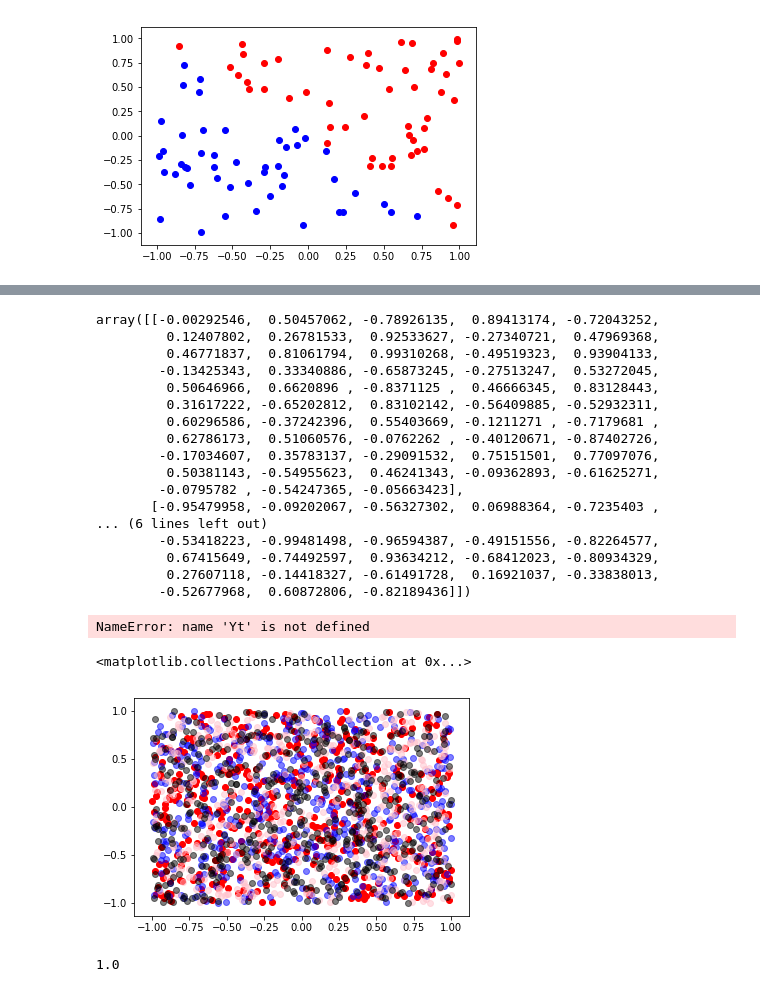
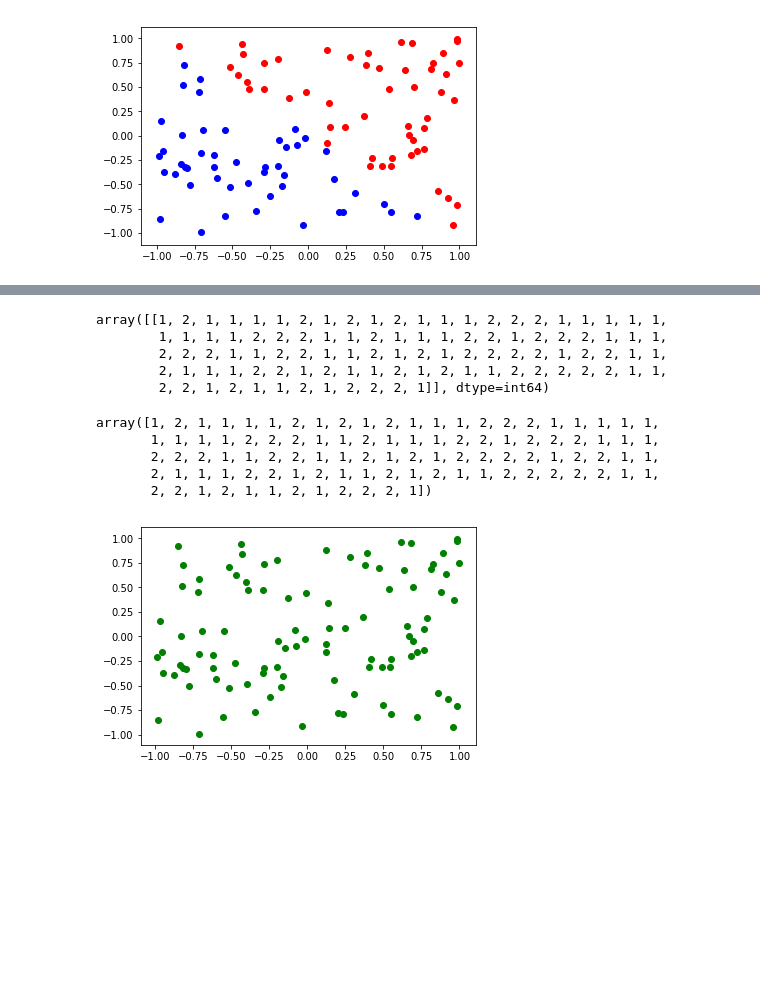
Before and after one commit to sowiks2711/NNVisualiser, a Jupyter notebook: data_analysis/projekt1/data_analysis.ipynb, the cells around one changed output, grey strips where cells are left out. Cells and saved outputs as stored; diff of their text form; code cells hidden in the pictures; blank space fills up the shorter version.

```diff
--- a/data_analysis/projekt1/data_analysis.ipynb
+++ b/data_analysis/projekt1/data_analysis.ipynb
@@ -118,50 +83,31 @@ NameError: name 'Yt' is not defined
-# %%
-X[:, Yt == 1]
-# %% [output]
-array([[-0.00292546,  0.50457062, -0.78926135,  0.89413174, -0.72043252,
-         0.12407802,  0.26781533,  0.92533627, -0.27340721,  0.47969368,
-         0.46771837,  0.81061794,  0.99310268, -0.49519323,  0.93904133,
-        -0.13425343,  0.33340886, -0.65873245, -0.27513247,  0.53272045,
-         0.50646966,  0.6620896 , -0.8371125 ,  0.46666345,  0.83128443,
-         0.31617222, -0.65202812,  0.83102142, -0.56409885, -0.52932311,
-         0.60296586, -0.37242396,  0.55403669, -0.1211271 , -0.7179681 ,
-         0.62786173,  0.51060576, -0.0762262 , -0.40120671, -0.87402726,
-        -0.17034607,  0.35783137, -0.29091532,  0.75151501,  0.77097076,
-         0.50381143, -0.54955623,  0.46241343, -0.09362893, -0.61625271,
-        -0.0795782 , -0.54247365, -0.05663423],
-       [-0.95479958, -0.09202067, -0.56327302,  0.06988364, -0.7235403 ,
-... (6 lines left out)
-        -0.53418223, -0.99481498, -0.96594387, -0.49151556, -0.82264577,
-         0.67415649, -0.74492597,  0.93634212, -0.68412023, -0.80934329,
-         0.27607118, -0.14418327, -0.61491728,  0.16921037, -0.33838013,
-        -0.52677968,  0.60872806, -0.82189436]])
-# %%
-train1000 = pd.read_csv("./data_analysis/projekt1/classification/data.simple.train.1000.csv")
-test1000 = pd.read_csv("./data_analysis/projekt1/classification/data.simple.test.1000.csv")
-n = len(train1000)
-X = train1000[['x', 'y']].values.reshape(2, n)
-Y = train1000.cls.values.reshape(1, n)
-Y = (Yt == 1).astype(float)
-Xt = test1000[['x', 'y']].values.reshape(2, n)
-Yt = test1000.cls.values.reshape(1, n)
-Yt = (Yt == 1).astype(float)[0]
-# %% [output]
-NameError: name 'Yt' is not defined
-# %%
-x0, y0 = X[:, Y == 0]
-x1, y1 = X[:, Y == 1]
-
-x2, y2 = Xt[:, Yt == 0]
-x3, y3 = Xt[:, Yt == 1]
-plt.scatter(x0, y0, c='red')
-plt.scatter(x1, y1, c='blue', alpha=0.5)
-plt.scatter(x2, y2, c='pink', alpha=0.5)
-plt.scatter(x3, y3, c='black', alpha=0.5)
-# %% [output]
-<matplotlib.collections.PathCollection at 0x...>
-[figure, removed]
+# %%
+p = model.predict_classes(X)
 # %%
 Y
 # %% [output]
-1.0
+array([[1, 2, 1, 1, 1, 1, 2, 1, 2, 1, 2, 1, 1, 1, 2, 2, 2, 1, 1, 1, 1, 1,
+        1, 1, 1, 1, 2, 2, 2, 1, 1, 2, 1, 1, 1, 2, 2, 1, 2, 2, 2, 1, 1, 1,
+        2, 2, 2, 1, 1, 2, 2, 1, 1, 2, 1, 2, 1, 2, 2, 2, 2, 1, 2, 2, 1, 1,
+        2, 1, 1, 1, 2, 2, 1, 2, 1, 1, 2, 1, 2, 1, 1, 2, 2, 2, 2, 2, 1, 1,
+        2, 2, 1, 2, 1, 1, 2, 1, 2, 2, 2, 1]], dtype=int64)
+# %%
+p = (p[0] == False) +1
+p
+# %% [output]
+array([1, 2, 1, 1, 1, 1, 2, 1, 2, 1, 2, 1, 1, 1, 2, 2, 2, 1, 1, 1, 1, 1,
+       1, 1, 1, 1, 2, 2, 2, 1, 1, 2, 1, 1, 1, 2, 2, 1, 2, 2, 2, 1, 1, 1,
+       2, 2, 2, 1, 1, 2, 2, 1, 1, 2, 1, 2, 1, 2, 2, 2, 2, 1, 2, 2, 1, 1,
+       2, 1, 1, 1, 2, 2, 1, 2, 1, 1, 2, 1, 2, 1, 1, 2, 2, 2, 2, 2, 1, 1,
+       2, 2, 1, 2, 1, 1, 2, 1, 2, 2, 2, 1])
+# %%
+x2, y2 = X[:, (p == Y)[0]]
+x3, y3 = X[:, (p != Y)[0]]
+#plt.scatter(x0, y0, c='red')
+#plt.scatter(x1, y1, c='blue')
+plt.scatter(x2, y2, c='green')
+plt.scatter(x3, y3, c='red')
+
+plt.show()
+# %% [output]
+[figure, added]
 # %%
```
Also changed, not shown: parts of 38 cells of this notebook, 6 other files.
